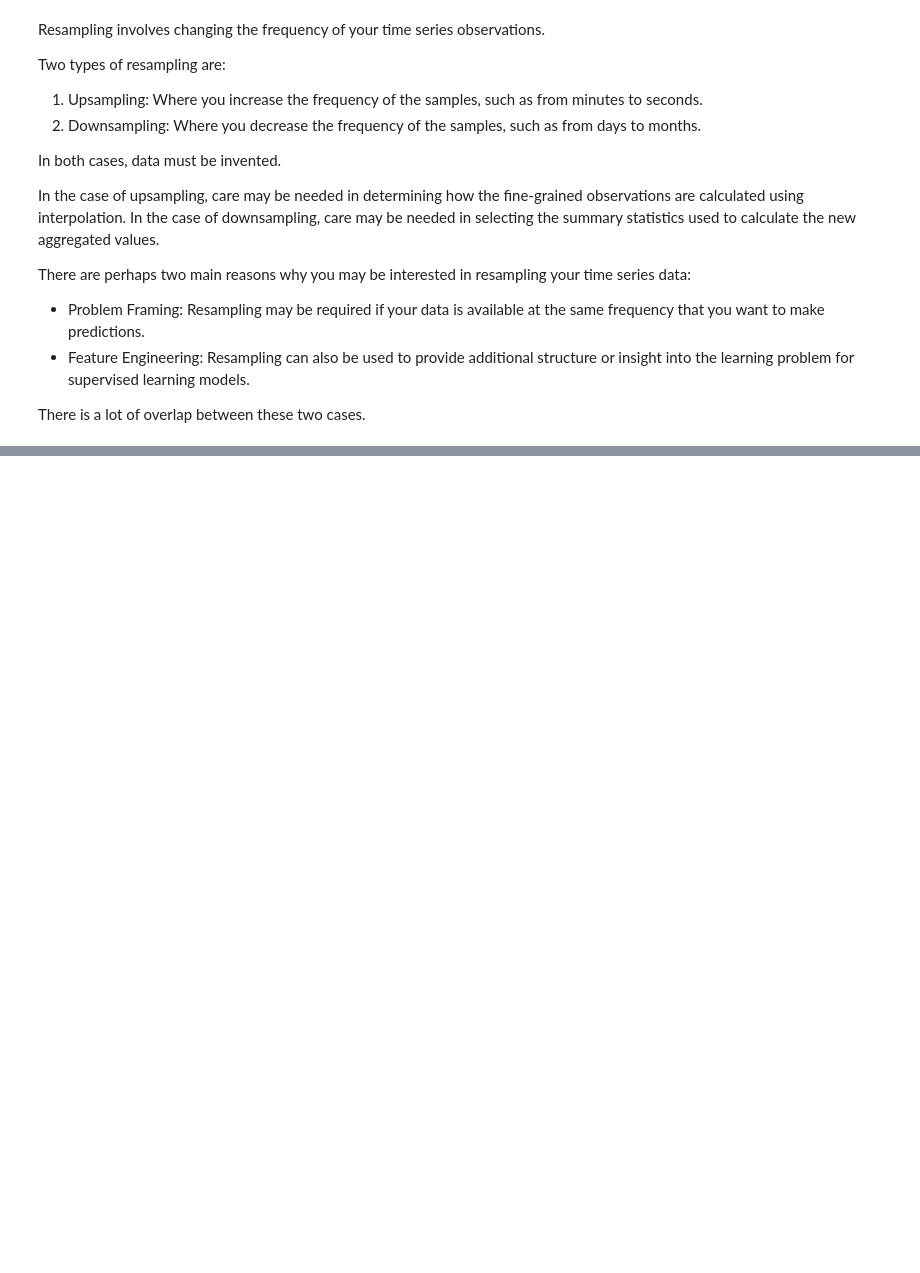
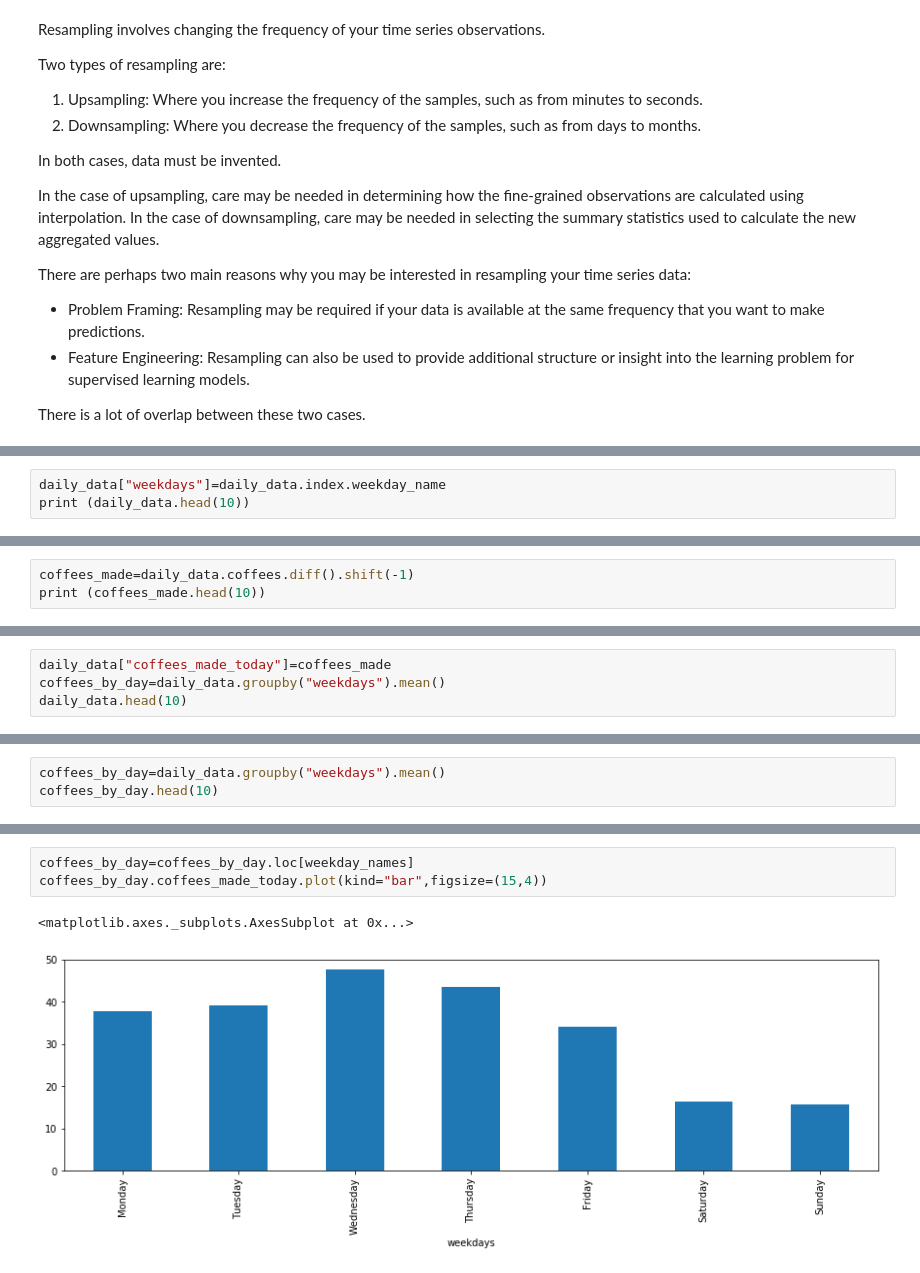
Before and after one commit to Gorchs/Pandas_Tutorial, a Jupyter notebook: Pandas Tutorial Notebook V1.0.ipynb, the cells around one changed output, grey strips where cells are left out. Drawn from its saved outputs; the diff is of its cells as text; blank space fills up the shorter version.

```diff
--- a/Pandas Tutorial Notebook V1.0.ipynb
+++ b/Pandas Tutorial Notebook V1.0.ipynb
@@ -720,0 +722,3 @@ print (daily_data.head(10))
+# %%
+daily_data["weekdays"]=daily_data.index.weekday_name
+print (daily_data.head(10))
@@ -720,0 +760,3 @@ print (daily_data.head(10))
+# %%
+coffees_made=daily_data.coffees.diff().shift(-1)
+print (coffees_made.head(10))
@@ -720,0 +777,4 @@ print (daily_data.head(10))
+# %%
+daily_data["coffees_made_today"]=coffees_made
+coffees_by_day=daily_data.groupby("weekdays").mean()
+daily_data.head(10)
@@ -720,0 +793,3 @@ print (daily_data.head(10))
+# %%
+coffees_by_day=daily_data.groupby("weekdays").mean()
+coffees_by_day.head(10)
@@ -720,0 +806,6 @@ print (daily_data.head(10))
+# %%
+coffees_by_day=coffees_by_day.loc[weekday_names]
+coffees_by_day.coffees_made_today.plot(kind="bar",figsize=(15,4))
+# %% [output]
+<matplotlib.axes._subplots.AxesSubplot at 0x...>
+[figure, added]
```
Also changed, not shown: parts of 17 cells of this notebook.
